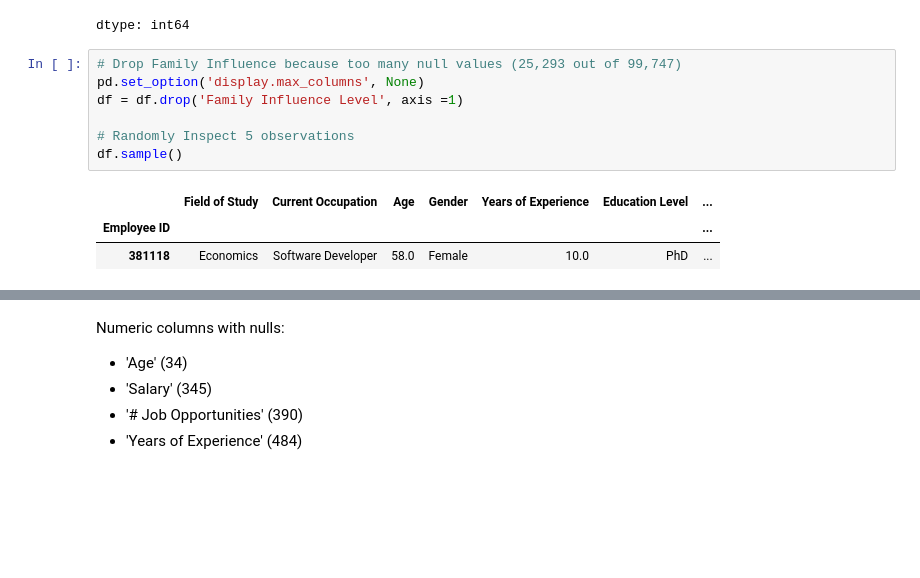
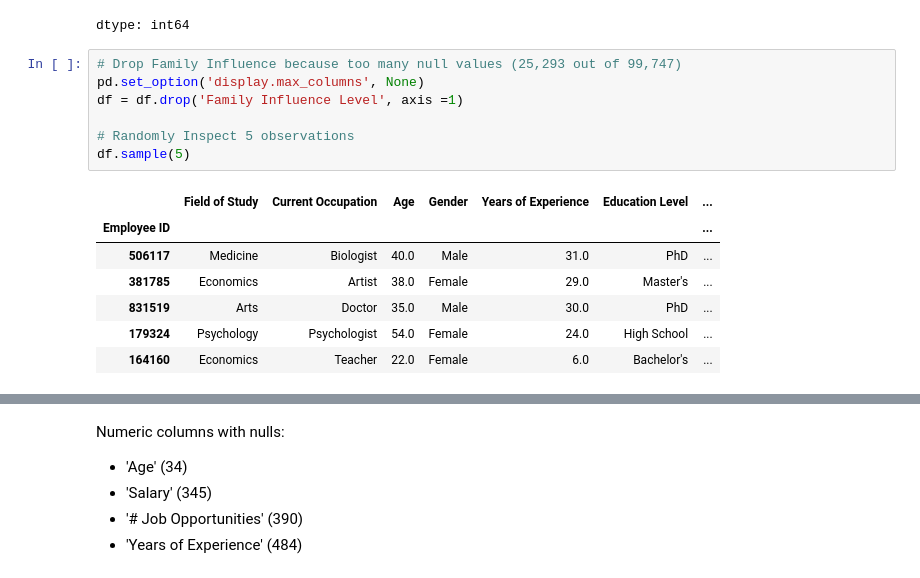
Before and after one commit to Natalie-Bojorquez/CIS3920Group4, a Jupyter notebook: CIS3920_Group4.ipynb, the cells around one changed output, grey strips where cells are left out. Cells and saved outputs as stored; diff of their text form; blank space fills up the shorter version.

```diff
--- a/CIS3920_Group4.ipynb
+++ b/CIS3920_Group4.ipynb
@@ -335,11 +335,15 @@ dtype: int64
 # %%
 # Drop Family Influence because too many null values (25,293 out of 99,747)
 pd.set_option('display.max_columns', None)
 df = df.drop('Family Influence Level', axis =1)
 
 # Randomly Inspect 5 observations
-df.sample()
+df.sample(5)
 # %% [output]
 |  | Field of Study | Current Occupation | Age | Gender | Years of Experience | Education Level | ... |
 | Employee ID |  |  |  |  |  |  | ... |
-| 381118 | Economics | Software Developer | 58.0 | Female | 10.0 | PhD | ... |
+| 506117 | Medicine | Biologist | 40.0 | Male | 31.0 | PhD | ... |
+| 381785 | Economics | Artist | 38.0 | Female | 29.0 | Master's | ... |
+| 831519 | Arts | Doctor | 35.0 | Male | 30.0 | PhD | ... |
+| 179324 | Psychology | Psychologist | 54.0 | Female | 24.0 | High School | ... |
+| 164160 | Economics | Teacher | 22.0 | Female | 6.0 | Bachelor's | ... |
```
Also changed, not shown: parts of 35 cells of this notebook.
